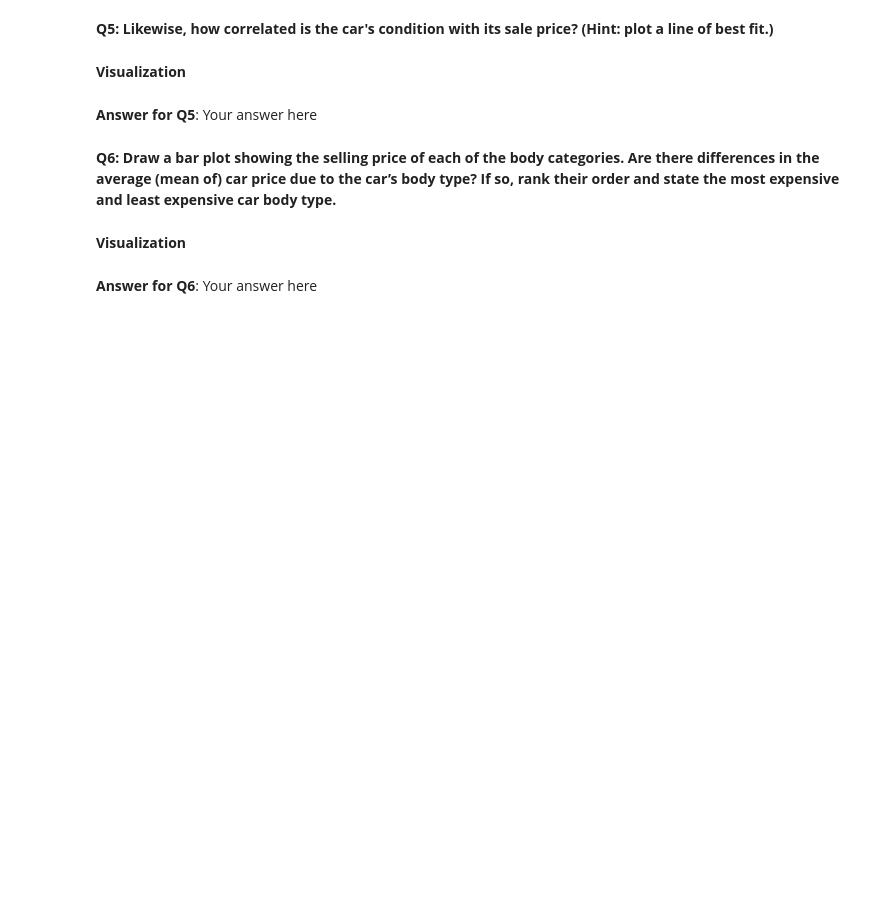
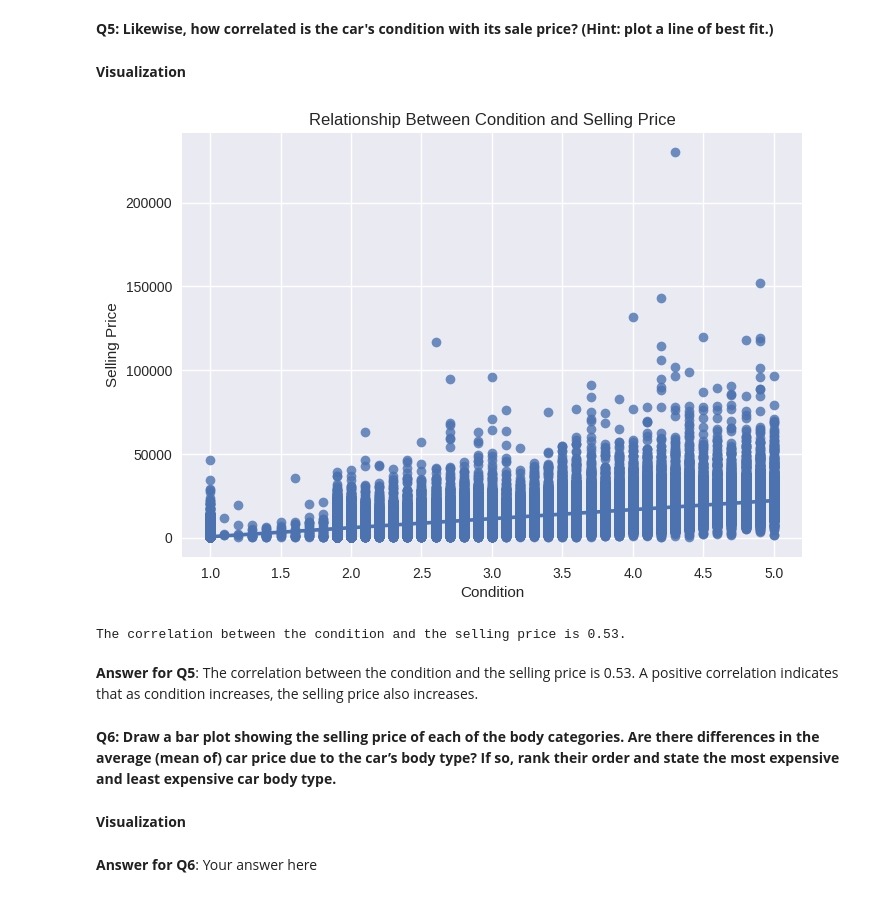
Before and after one commit to ahmedekram98/W2023, a Jupyter notebook: Regression_Mini-Project.ipynb, the cells around one changed output. Saved outputs shown, nothing was run; the diff lists cells and outputs as text; code cells hidden in the pictures; blank space fills up the shorter version.

```diff
--- a/Regression_Mini-Project.ipynb
+++ b/Regression_Mini-Project.ipynb
@@ -295,8 +297,23 @@ UFuncTypeError: ignored
 **Q5: Likewise, how correlated is the car's condition with its sale price? (Hint: plot a line of best fit.)**
 # %% [markdown]
 **Visualization**
-# %% [markdown]
-**Answer for Q5**: Your answer here
+# %%
+# Create a scatter plot with a line of best fit
+sns.regplot(x='condition', y='sellingprice', data=df)
+plt.title('Relationship Between Condition and Selling Price')
+plt.xlabel('Condition')
+plt.ylabel('Selling Price')
+plt.show()
+
+# Calculate the correlation coefficient
+correlation = df['condition'].corr(df['sellingprice'])
+print("The correlation between the condition and the selling price is {:.2f}.".format(correlation))
+# %% [output]
+[figure, added]
+The correlation between the condition and the selling price is 0.53.
+# %% [markdown]
+**Answer for Q5**: The correlation between the condition and the selling price is 0.53.
+A positive correlation indicates that as condition increases, the selling price also increases.
 # %% [markdown]
 **Q6: Draw a bar plot showing the selling price of each of the body categories. Are there differences in the average
 (mean of) car price due to the car’s body type? If so, rank their order and state the most expensive and least
```
Also changed, not shown: parts of 11 cells of this notebook.
